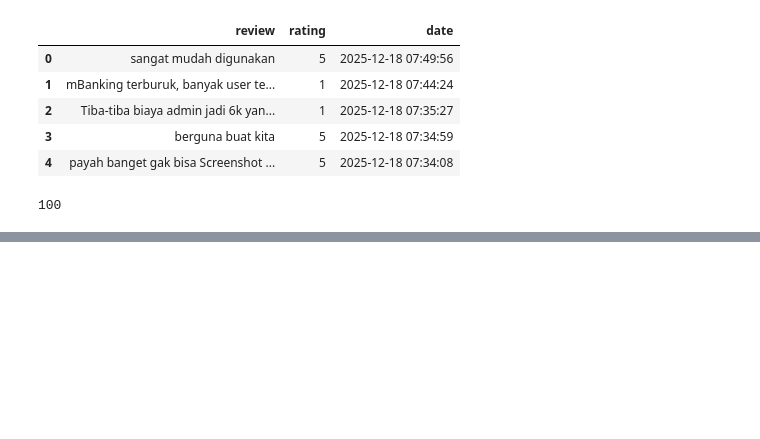
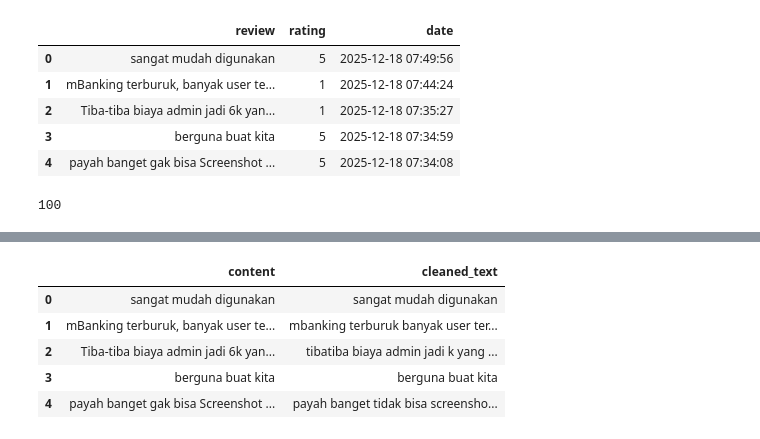
Before and after one commit to mukhairatil/sentiment-analysis-indoroberta, a Jupyter notebook: tes_penelitian.ipynb, the cells around one changed output, grey strips where cells are left out. Drawn from its saved outputs; the diff is of its cells as text; code cells hidden in the pictures; blank space fills up the shorter version.

```diff
--- a/tes_penelitian.ipynb
+++ b/tes_penelitian.ipynb
@@ -70,0 +101,2 @@ len(df_100)
+# %%
+df = df.drop_duplicates(subset="reviewId")
@@ -70,0 +119,9 @@ len(df_100)
+# %%
+df[["content", "cleaned_text"]].head()
+# %% [output]
+|  | content | cleaned_text |
+| 0 | sangat mudah digunakan | sangat mudah digunakan |
+| 1 | mBanking terburuk, banyak user te... | mbanking terburuk banyak user ter... |
+| 2 | Tiba-tiba biaya admin jadi 6k yan... | tibatiba biaya admin jadi k yang ... |
+| 3 | berguna buat kita | berguna buat kita |
+| 4 | payah banget gak bisa Screenshot ... | payah banget tidak bisa screensho... |
```
Also changed, not shown: parts of 13 cells of this notebook.
